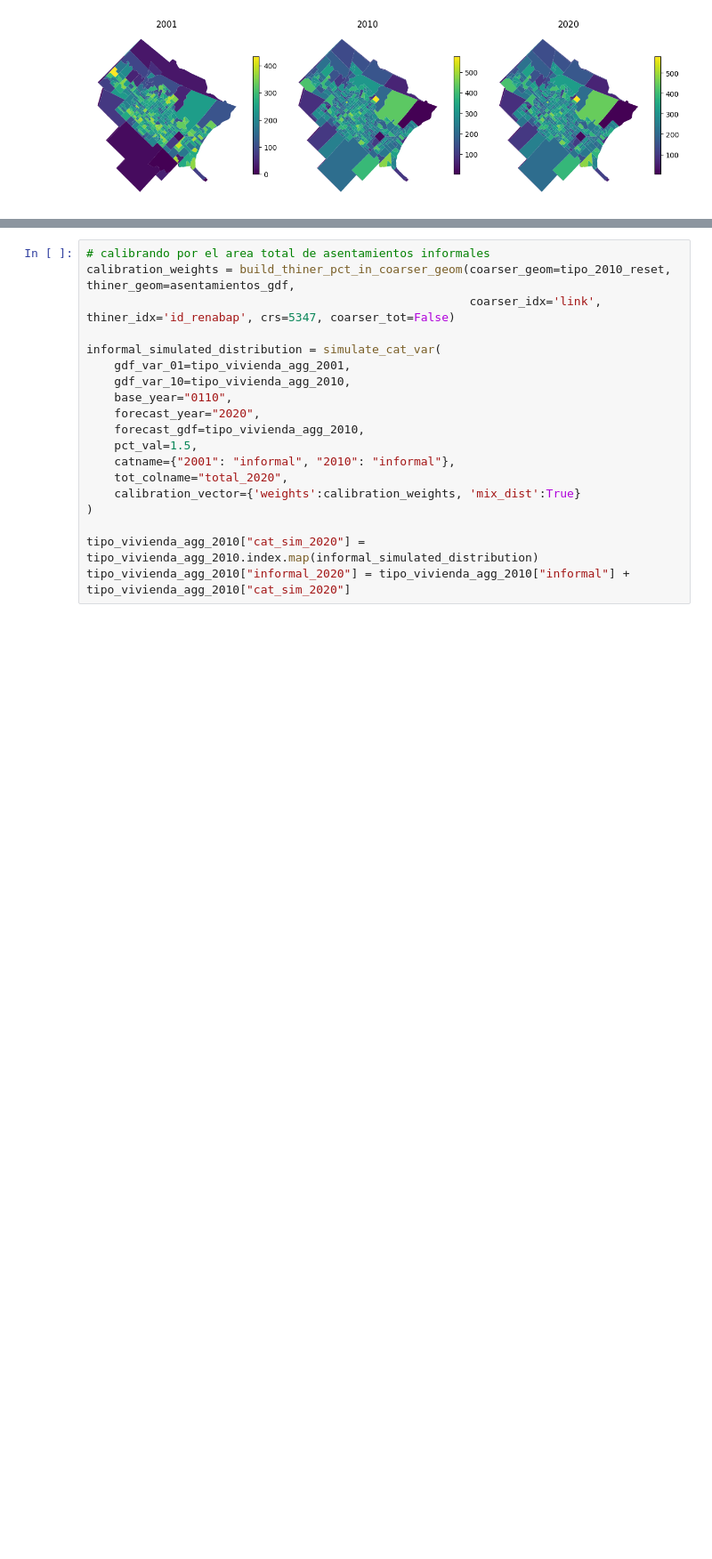
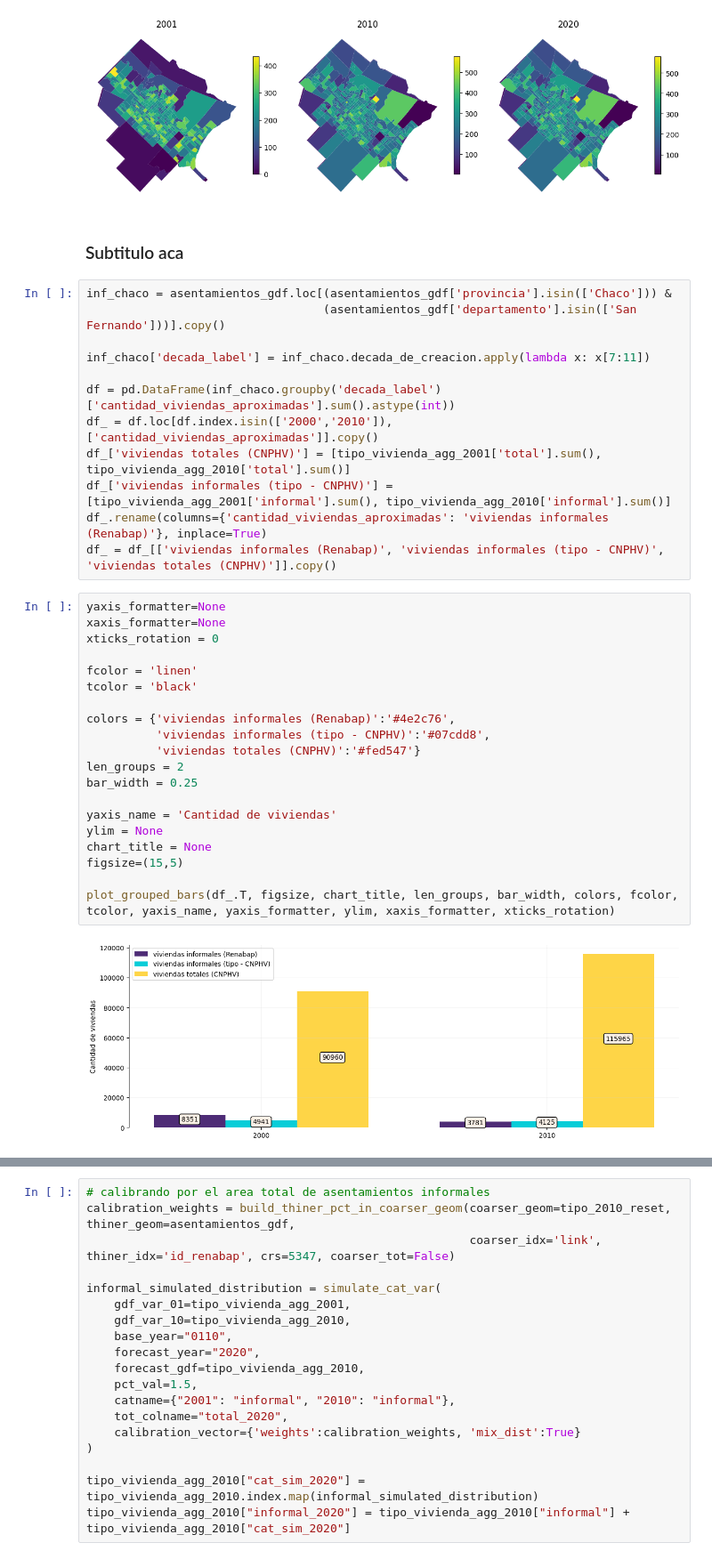
Before and after one commit to CEEU-lab/CENSAr, a Jupyter notebook: notebooks/01-distribution-modeling-without-2020-tracts.ipynb, the cells around one changed output, grey strips where cells are left out. Shown at 89% size. Saved outputs shown, nothing was run; the diff lists cells and outputs as text; blank space fills up the shorter version.

```diff
--- a/notebooks/01-distribution-modeling-without-2020-tracts.ipynb
+++ b/notebooks/01-distribution-modeling-without-2020-tracts.ipynb
@@ -340,3 +309,39 @@ compare_chropleths(
 # %% [output]
 {'legend': True, 'legend_kwds': {'shrink': 0.3}}
 [figure]
+# %% [markdown]
+### Subtitulo aca
+# %%
+inf_chaco = asentamientos_gdf.loc[(asentamientos_gdf['provincia'].isin(['Chaco'])) &
+                                  (asentamientos_gdf['departamento'].isin(['San Fernando']))].copy()
+
+inf_chaco['decada_label'] = inf_chaco.decada_de_creacion.apply(lambda x: x[7:11])
+
+df = pd.DataFrame(inf_chaco.groupby('decada_label')['cantidad_viviendas_aproximadas'].sum().astype(int))
+df_ = df.loc[df.index.isin(['2000','2010']),['cantidad_viviendas_aproximadas']].copy()
+df_['viviendas totales (CNPHV)'] = [tipo_vivienda_agg_2001['total'].sum(), tipo_vivienda_agg_2010['total'].sum()]
+df_['viviendas informales (tipo - CNPHV)'] = [tipo_vivienda_agg_2001['informal'].sum(), tipo_vivienda_agg_2010['informal'].sum()]
+df_.rename(columns={'cantidad_viviendas_aproximadas': 'viviendas informales (Renabap)'}, inplace=True)
+df_ = df_[['viviendas informales (Renabap)', 'viviendas informales (tipo - CNPHV)', 'viviendas totales (CNPHV)']].copy()
+# %%
+yaxis_formatter=None
+xaxis_formatter=None
+xticks_rotation = 0
+
+fcolor = 'linen'
+tcolor = 'black'
+
+colors = {'viviendas informales (Renabap)':'#4e2c76',
+          'viviendas informales (tipo - CNPHV)':'#07cdd8',
+          'viviendas totales (CNPHV)':'#fed547'}
+len_groups = 2
+bar_width = 0.25
+
+yaxis_name = 'Cantidad de viviendas'
+ylim = None
+chart_title = None
+figsize=(15,5)
+
+plot_grouped_bars(df_.T, figsize, chart_title, len_groups, bar_width, colors, fcolor, tcolor, yaxis_name, yaxis_formatter, ylim, xaxis_formatter, xticks_rotation)
+# %% [output]
+[figure, added]
```
Also changed, not shown: parts of 22 cells of this notebook.
